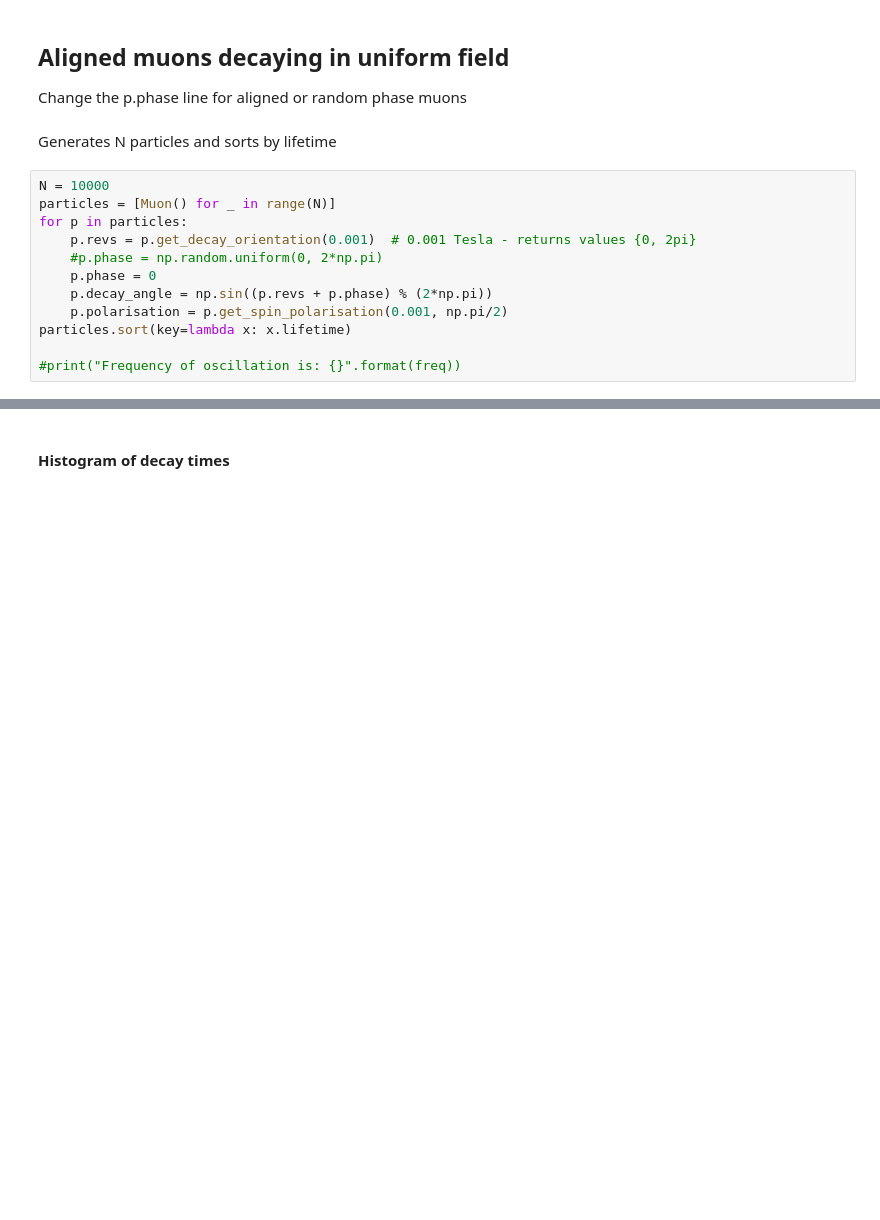
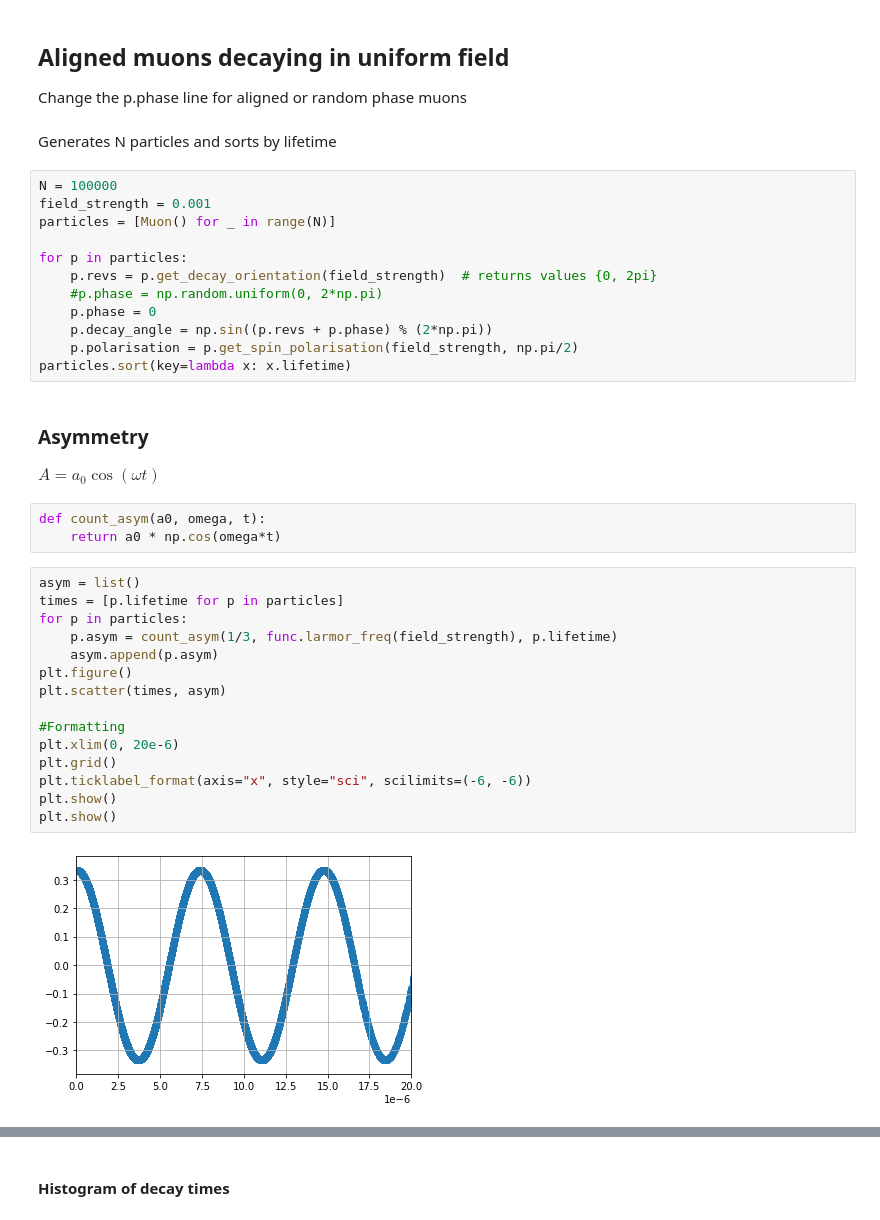
Before and after one commit to AJO-Python/Muon_magnets, a Jupyter notebook: Project_notebook.ipynb, the cells around one changed output, grey strips where cells are left out. Cells and saved outputs as stored; diff of their text form; blank space fills up the shorter version.

```diff
--- a/Project_notebook.ipynb
+++ b/Project_notebook.ipynb
@@ -14,17 +14,40 @@ Change the p.phase line for aligned or random phase muons
 # %% [markdown]
 Generates N particles and sorts by lifetime
 # %%
-N = 10000
+N = 100000
+field_strength = 0.001
 particles = [Muon() for _ in range(N)]
+
 for p in particles:
-    p.revs = p.get_decay_orientation(0.001)  # 0.001 Tesla - returns values {0, 2pi}
+    p.revs = p.get_decay_orientation(field_strength)  # returns values {0, 2pi}
     #p.phase = np.random.uniform(0, 2*np.pi)
     p.phase = 0
     p.decay_angle = np.sin((p.revs + p.phase) % (2*np.pi))
-    p.polarisation = p.get_spin_polarisation(0.001, np.pi/2)
+    p.polarisation = p.get_spin_polarisation(field_strength, np.pi/2)
 particles.sort(key=lambda x: x.lifetime)
-
-#print("Frequency of oscillation is: {}".format(freq))
+# %% [markdown]
+### Asymmetry
+$A = a_0 \cos{(\omega t)}$
+# %%
+def count_asym(a0, omega, t):
+    return a0 * np.cos(omega*t)
+# %%
+asym = list()
+times = [p.lifetime for p in particles]
+for p in particles:
+    p.asym = count_asym(1/3, func.larmor_freq(field_strength), p.lifetime)
+    asym.append(p.asym)
+plt.figure()
+plt.scatter(times, asym)
+
+#Formatting
+plt.xlim(0, 20e-6)
+plt.grid()
+plt.ticklabel_format(axis="x", style="sci", scilimits=(-6, -6))
+plt.show()
+plt.show()
+# %% [output]
+[figure, added]
 # %% [markdown]
 #### Plot of angle against decay time
 Decay angle is a value [0, 2pi] for muons depending on larmor frequency and lifetime.
```
Also changed, not shown: parts of 6 cells of this notebook.
